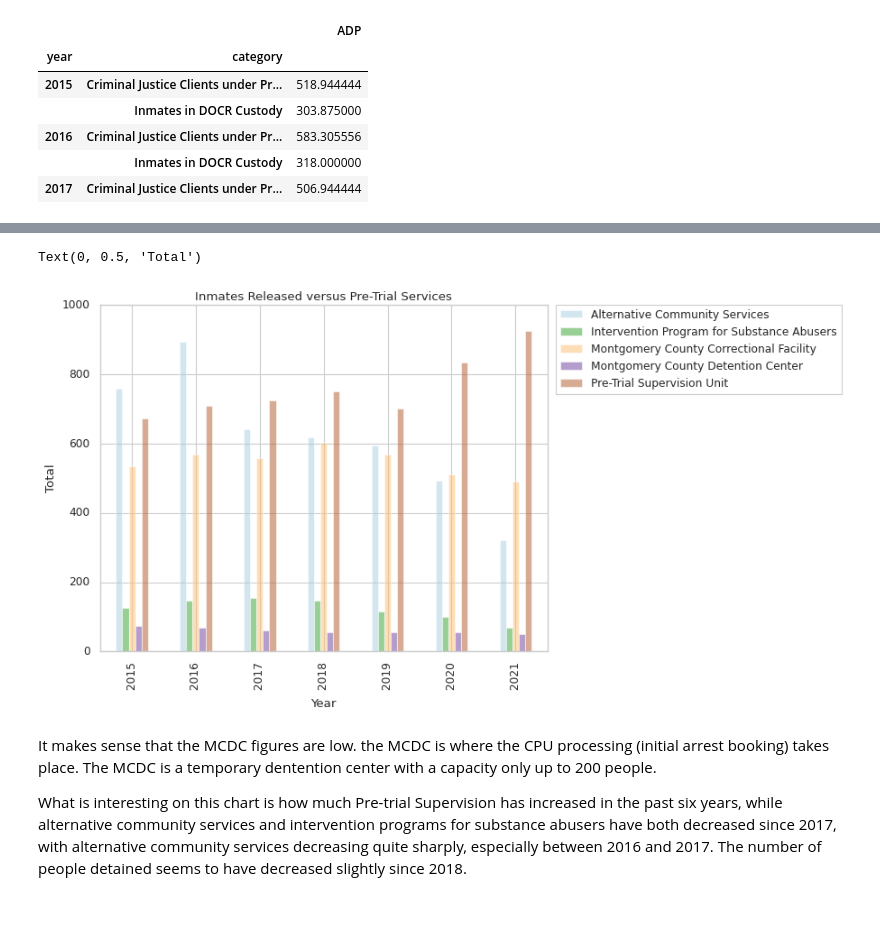
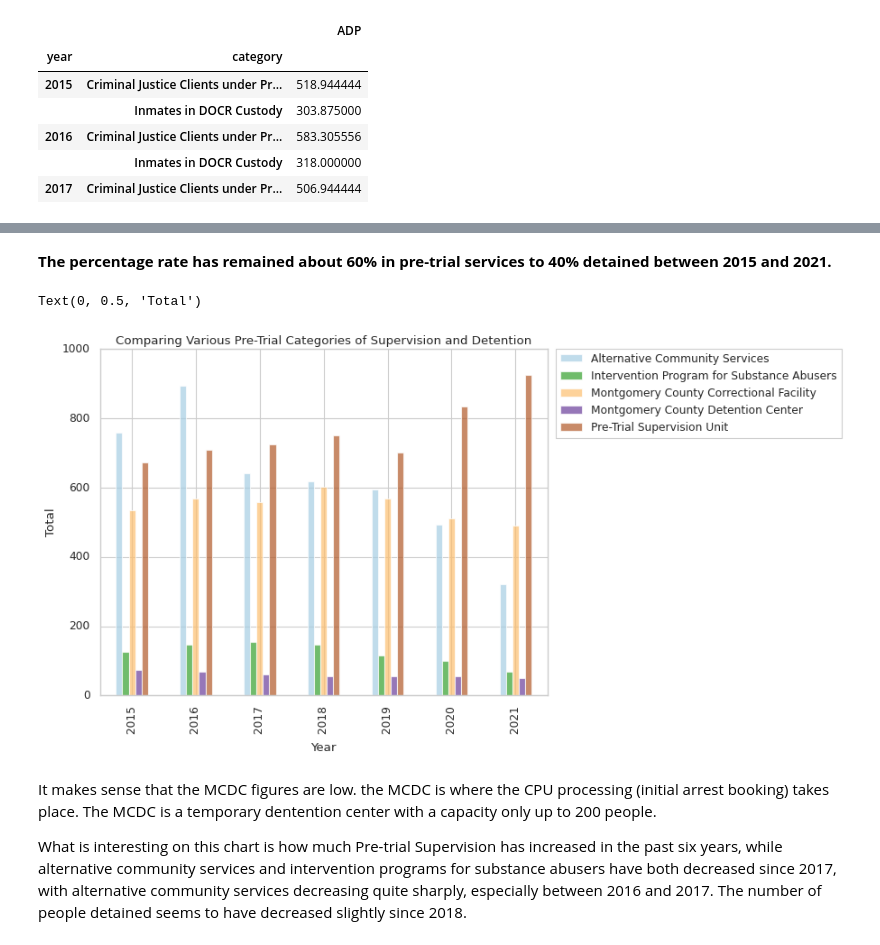
Before and after one commit to jcj217-mc/Data_205, a Jupyter notebook: Data_205_Project_Part_I_detention_json.ipynb, the cells around one changed output, grey strips where cells are left out. Drawn from its saved outputs; the diff is of its cells as text; code cells hidden in the pictures; blank space fills up the shorter version.

```diff
--- a/Data_205_Project_Part_I_detention_json.ipynb
+++ b/Data_205_Project_Part_I_detention_json.ipynb
@@ -766,8 +766,3 @@ df_categoryyear.head()
 | 2016 | Criminal Justice Clients under Pr... | 583.305556 |
 |  | Inmates in DOCR Custody | 318.000000 |
 | 2017 | Criminal Justice Clients under Pr... | 506.944444 |
-# %%
-# Sum of each group to determine percentage
-df_1_pretrial['ptsum'] = (df_1_pretrial.loc[df_1_pretrial['category'] == "Inmates in DOCR Custody"] / df_1_pretrial.loc[df_1_pretrial['category'] == "Criminal Justice Clients under Pre-Trial Services"].total) * 100
-df_1_pretrial['ptsum'] = .sum()
-dtsum = df_1_pretrial.loc[df_1_pretrial['category'] == "Inmates in DOCR Custody"].sum()
@@ -783,15 +1091,17 @@ df_release_1['percent_bond'] = (df_release_1.released_bond / df_release_1.total
+# %% [markdown]
+**The percentage rate has remained about 60% in pre-trial services to 40% detained between 2015 and 2021.**
 # %%
 # Plotting Bar Chart Comparing the types of pre-trial supervision and detention
-ax = df_1_pretrial.groupby(['year', 'DSCC_Names'])['ADP'].mean().unstack().plot.bar(colormap='Paired', alpha = 0.5)
+ax = df_1_pretrial.groupby(['year', 'DSCC_Names'])['ADP'].mean().unstack().plot.bar(colormap='Paired', alpha = 0.7)
 ax.set_facecolor('white')
 ax.legend(bbox_to_anchor = [1.67, 1.018])
 
 plt.title('Comparing Various Pre-Trial Categories of Supervision and Detention')
 plt.xlabel('Year')
 plt.ylabel('Total')
 # %% [output]
 Text(0, 0.5, 'Total')
-[figure, old version]
+[figure, new version]
 # %% [markdown]
 It makes sense that the MCDC figures are low.  the MCDC is where the CPU processing (initial arrest booking) takes place.  The MCDC is a temporary dentention center with a capacity only up to 200 people.
 
```
Also changed, not shown: parts of 24 cells of this notebook.
